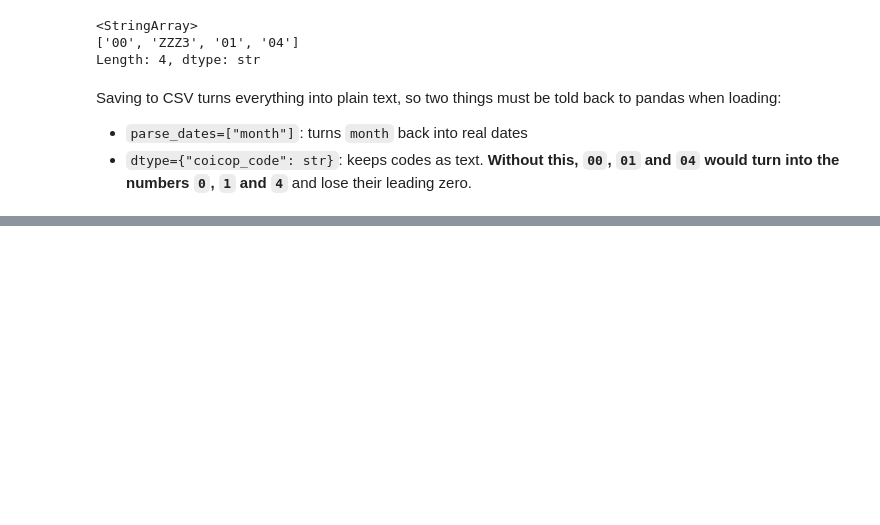
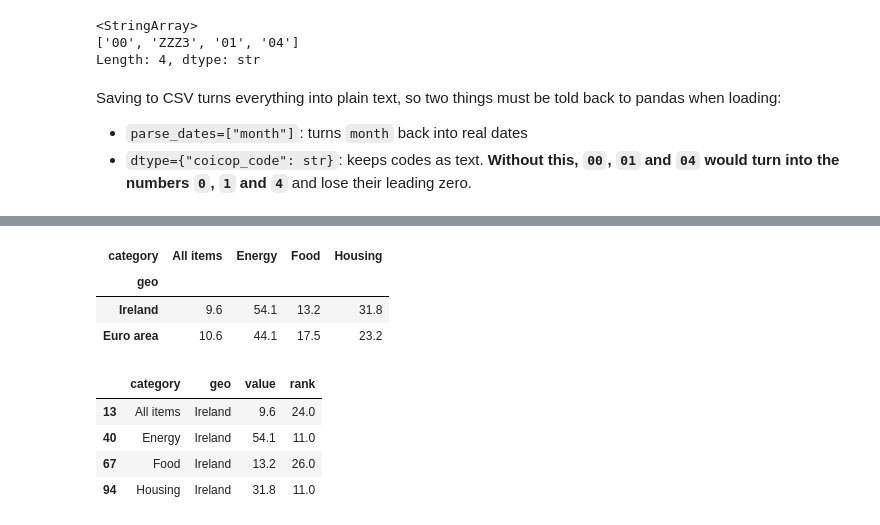
Before and after one commit to YASASHWI70/price-pulse, a Jupyter notebook: 1_data.ipynb, the cells around one changed output, grey strips where cells are left out. Saved outputs shown, nothing was run; the diff lists cells and outputs as text; code cells hidden in the pictures; blank space fills up the shorter version.

```diff
--- a/1_data.ipynb
+++ b/1_data.ipynb
@@ -644,0 +648,19 @@ Saving to CSV turns everything into plain text, so two things must be told back
+# %%
+peaks = data.groupby(["category", "geo"])["value"].max().unstack(0)
+peaks.loc[["Ireland", "Euro area"]]
+# %% [output]
+| category | All items | Energy | Food | Housing |
+| geo |  |  |  |  |
+| Ireland | 9.6 | 54.1 | 13.2 | 31.8 |
+| Euro area | 10.6 | 44.1 | 17.5 | 23.2 |
+# %%
+countries = data[data["geo"] != "Euro area"]
+ranks = countries.groupby(["category", "geo"])["value"].max().reset_index()
+ranks["rank"] = ranks.groupby("category")["value"].rank(ascending=False, method="min")
+ranks[ranks["geo"] == "Ireland"]
+# %% [output]
+|  | category | geo | value | rank |
+| 13 | All items | Ireland | 9.6 | 24.0 |
+| 40 | Energy | Ireland | 54.1 | 11.0 |
+| 67 | Food | Ireland | 13.2 | 26.0 |
+| 94 | Housing | Ireland | 31.8 | 11.0 |
```
Also changed, not shown: parts of 1 cell of this notebook, 3 other files.
